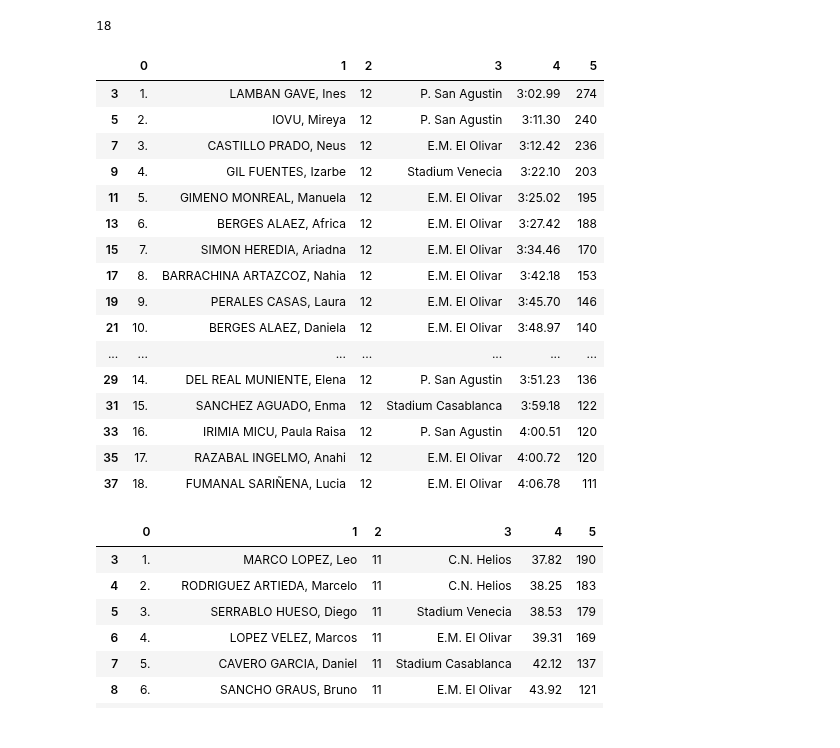
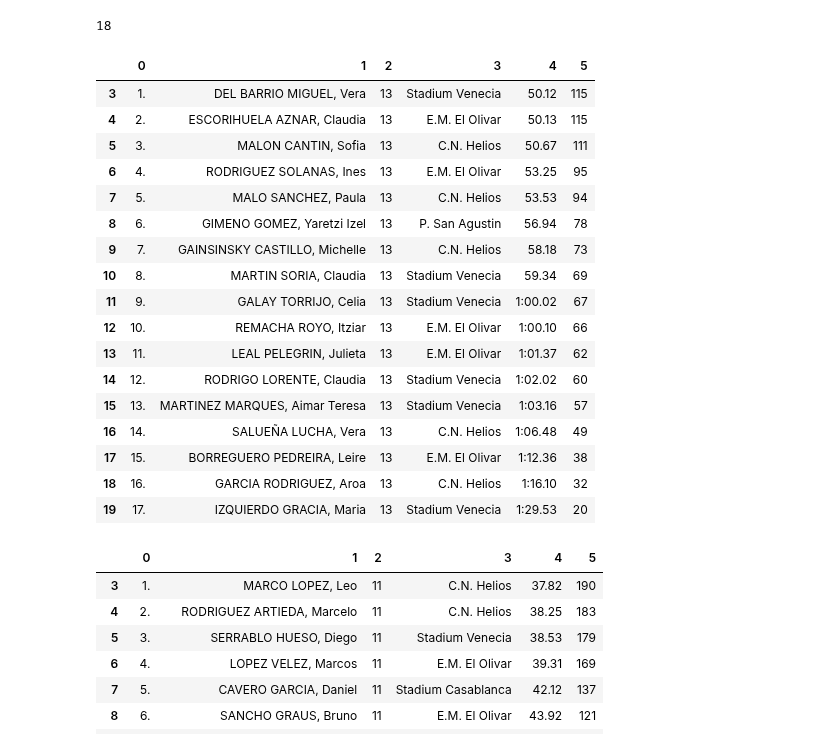
Before and after one commit to crdguez/dashboard_natacion, a Jupyter notebook: importar_datos/importar_datos_27_03_22.ipynb, the cells around one changed output. Saved outputs shown, nothing was run; the diff lists cells and outputs as text; code cells hidden in the pictures.

```diff
--- a/importar_datos/importar_datos_27_03_22.ipynb
+++ b/importar_datos/importar_datos_27_03_22.ipynb
@@ -75,50 +75,56 @@ dic={0: {0: '9', 1: '10', 2: '11', 3: '12', 4: '13', 5: '14', 6: '15'},
   1: 'P. San Agustin',
   2: 'E.M. El Olivar',
   3: 'E.M. El Olivar',
   4: 'Stadium Venecia',
   5: 'P. San Agustin',
   6: 'Stadium Venecia'},
  4: {0: '1:57.36',
   1: '1:59.80',
   2: '2:07.92',
   3: '2:10.12',
   4: '2:13.72',
   5: '2:15.45',
   6: '2:45.36'},
  5: {0: '102', 1: '96', 2: '79', 3: '75', 4: '69', 5: '66', 6: '36'}}
 t2b=pd.DataFrame(dic)
 
 t3 = tablas[6].df
 t3=t3[t3[0]!=''][3:]
 t3=t3.drop(4,axis=1).T.reset_index(drop=True).T
 
 
 t3b = tablas[7].df
-t3b = t3b[t3b[0]!=''][2:-2]
+t3b = t3b[t3b[0]!=''][2:-2].drop(4,axis=1).T.reset_index(drop=True).T
+
 
 t4=tablas[8].df[3:]
 
 t5=tablas[9].df
 t5=t5[t5[0]!=''][4:-3]
 t5=separar_columna_derecha(t5,1)
+
+
+t6=tablas[10].df[3:-1]
+t6
 # %% [output]
 |  | 0 | 1 | 2 | 3 | 4 | 5 |
-| 3 | 1. | LAMBAN GAVE, Ines | 12 | P. San Agustin | 3:02.99 | 274 |
-| 5 | 2. | IOVU, Mireya | 12 | P. San Agustin | 3:11.30 | 240 |
-| 7 | 3. | CASTILLO PRADO, Neus | 12 | E.M. El Olivar | 3:12.42 | 236 |
-| 9 | 4. | GIL FUENTES, Izarbe | 12 | Stadium Venecia | 3:22.10 | 203 |
-| 11 | 5. | GIMENO MONREAL, Manuela | 12 | E.M. El Olivar | 3:25.02 | 195 |
-| 13 | 6. | BERGES ALAEZ, Africa | 12 | E.M. El Olivar | 3:27.42 | 188 |
-| 15 | 7. | SIMON HEREDIA, Ariadna | 12 | E.M. El Olivar | 3:34.46 | 170 |
-| 17 | 8. | BARRACHINA ARTAZCOZ, Nahia | 12 | E.M. El Olivar | 3:42.18 | 153 |
-| 19 | 9. | PERALES CASAS, Laura | 12 | E.M. El Olivar | 3:45.70 | 146 |
-| 21 | 10. | BERGES ALAEZ, Daniela | 12 | E.M. El Olivar | 3:48.97 | 140 |
-| ... | ... | ... | ... | ... | ... | ... |
-| 29 | 14. | DEL REAL MUNIENTE, Elena | 12 | P. San Agustin | 3:51.23 | 136 |
-| 31 | 15. | SANCHEZ AGUADO, Enma | 12 | Stadium Casablanca | 3:59.18 | 122 |
-| 33 | 16. | IRIMIA MICU, Paula Raisa | 12 | P. San Agustin | 4:00.51 | 120 |
-| 35 | 17. | RAZABAL INGELMO, Anahi | 12 | E.M. El Olivar | 4:00.72 | 120 |
-| 37 | 18. | FUMANAL SARIÑENA, Lucia | 12 | E.M. El Olivar | 4:06.78 | 111 |
+| 3 | 1. | DEL BARRIO MIGUEL, Vera | 13 | Stadium Venecia | 50.12 | 115 |
+| 4 | 2. | ESCORIHUELA AZNAR, Claudia | 13 | E.M. El Olivar | 50.13 | 115 |
+| 5 | 3. | MALON CANTIN, Sofia | 13 | C.N. Helios | 50.67 | 111 |
+| 6 | 4. | RODRIGUEZ SOLANAS, Ines | 13 | E.M. El Olivar | 53.25 | 95 |
+| 7 | 5. | MALO SANCHEZ, Paula | 13 | C.N. Helios | 53.53 | 94 |
+| 8 | 6. | GIMENO GOMEZ, Yaretzi Izel | 13 | P. San Agustin | 56.94 | 78 |
+| 9 | 7. | GAINSINSKY CASTILLO, Michelle | 13 | C.N. Helios | 58.18 | 73 |
+| 10 | 8. | MARTIN SORIA, Claudia | 13 | Stadium Venecia | 59.34 | 69 |
+| 11 | 9. | GALAY TORRIJO, Celia | 13 | Stadium Venecia | 1:00.02 | 67 |
+| 12 | 10. | REMACHA ROYO, Itziar | 13 | E.M. El Olivar | 1:00.10 | 66 |
+| 13 | 11. | LEAL PELEGRIN, Julieta | 13 | E.M. El Olivar | 1:01.37 | 62 |
+| 14 | 12. | RODRIGO LORENTE, Claudia | 13 | Stadium Venecia | 1:02.02 | 60 |
+| 15 | 13. | MARTINEZ MARQUES, Aimar Teresa | 13 | Stadium Venecia | 1:03.16 | 57 |
+| 16 | 14. | SALUEÑA LUCHA, Vera | 13 | C.N. Helios | 1:06.48 | 49 |
+| 17 | 15. | BORREGUERO PEDREIRA, Leire | 13 | E.M. El Olivar | 1:12.36 | 38 |
+| 18 | 16. | GARCIA RODRIGUEZ, Aroa | 13 | C.N. Helios | 1:16.10 | 32 |
+| 19 | 17. | IZQUIERDO GRACIA, Maria | 13 | Stadium Venecia | 1:29.53 | 20 |
 # %%
 t4=tablas[8].df[3:]
 t4
```
Also changed, not shown: parts of 2 cells of this notebook, 2 other files.
